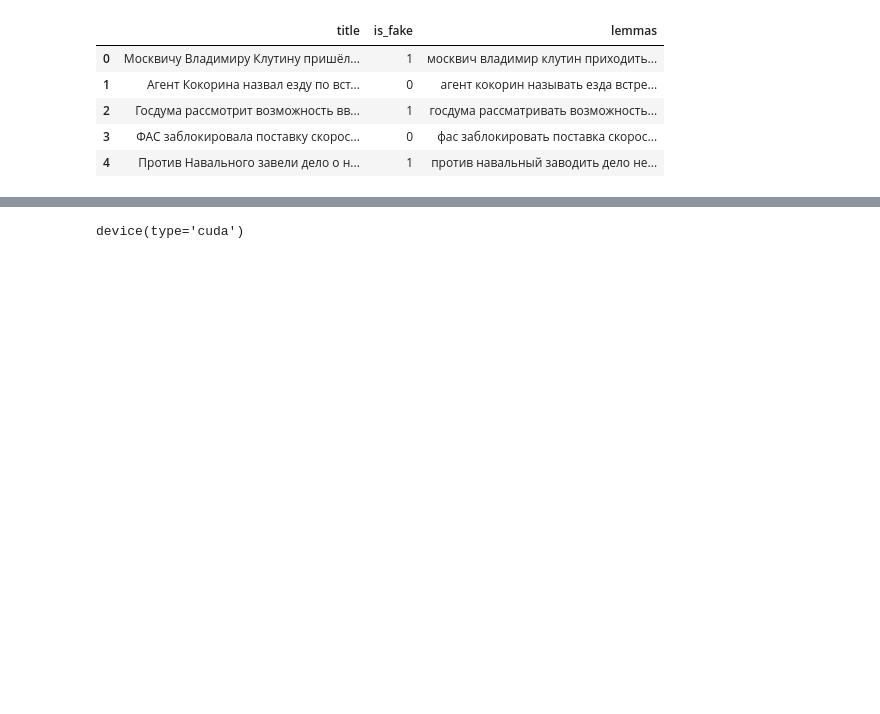
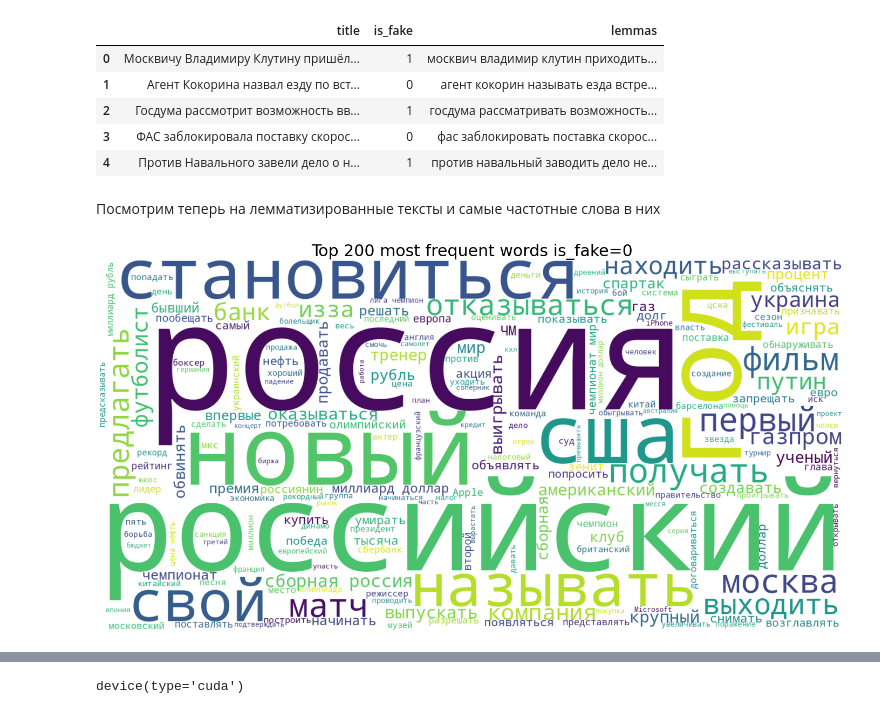
Before and after one commit to danya-pixel/FakenewsClassification, a Jupyter notebook: fakenews.ipynb, the cells around one changed output, grey strips where cells are left out. Saved outputs shown, nothing was run; the diff lists cells and outputs as text; code cells hidden in the pictures; blank space fills up the shorter version.

```diff
--- a/fakenews.ipynb
+++ b/fakenews.ipynb
@@ -13,8 +50,8 @@ import nltk
 
 nltk.download('stopwords')
 
-train_data = pd.read_csv('dataset/train.tsv', sep='\t')
-test_data = pd.read_csv('dataset/test.tsv', sep='\t')
+train_data = pd.read_csv('dataset/raw/train.tsv', sep='\t')
+test_data = pd.read_csv('dataset/raw/test.tsv', sep='\t')
 
 train_data.head()
 # %% [output]
@@ -40,3 +77,11 @@ train_data.head()
 | 2 | Госдума рассмотрит возможность вв... | 1 | госдума рассматривать возможность... |
 | 3 | ФАС заблокировала поставку скорос... | 0 | фас заблокировать поставка скорос... |
 | 4 | Против Навального завели дело о н... | 1 | против навальный заводить дело не... |
+# %% [markdown]
+Посмотрим теперь на лемматизированные тексты и самые частотные слова в них
+# %%
+from visualize import get_wordcloud
+
+get_wordcloud(train_data[train_data['is_fake']==0]['lemmas'], title='Top 200 most frequent words is_fake=0')
+# %% [output]
+[figure, added]
```
Also changed, not shown: parts of 42 cells of this notebook, 5 other files.
